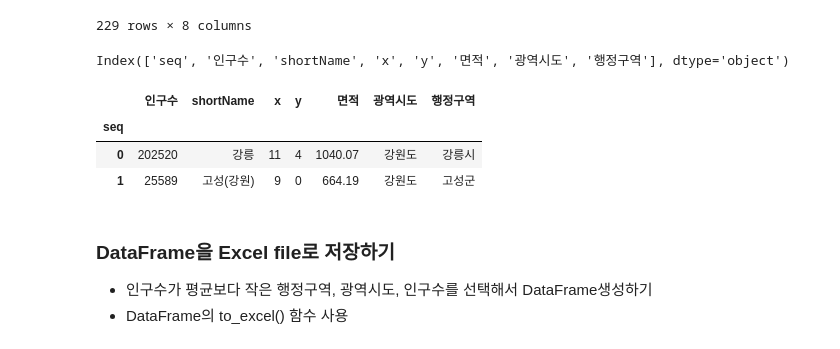
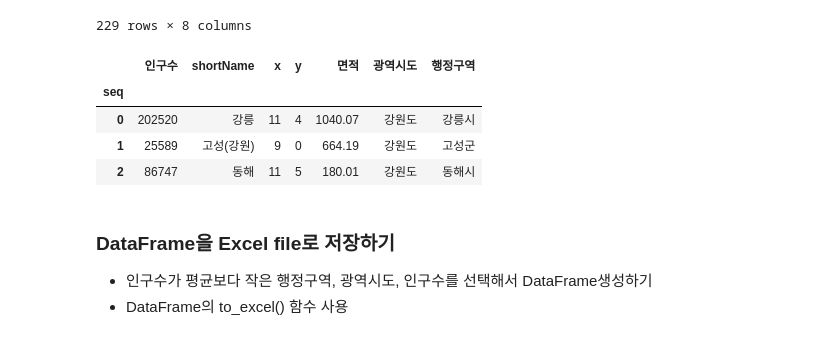
Before and after one commit to hhye0/Python_Webscraping_analysis, a Jupyter notebook: 03-1.행정구역정보_분석과시각화.ipynb, the cells around one changed output. Drawn from its saved outputs; the diff is of its cells as text; code cells hidden in the pictures.

```diff
--- a/03-1.행정구역정보_분석과시각화.ipynb
+++ b/03-1.행정구역정보_분석과시각화.ipynb
@@ -521,6 +561,7 @@ data.columns
 Index(['Unnamed: 0', '인구수', 'shortName', 'x', 'y', '면적', '광역시도', '행정구역'], dtype='object')
 # %%
 # 'Unnamed: 0' 컬럼명을 'seq' 로 변경한다. 원본 객체는 변경되지 않고 변경된 결과만 출력함
+data.rename(columns = {'Unnamed: 0': 'seq'}, inplace = False)
 # %% [output]
 |  | seq | 인구수 | shortName | x | y | 면적 | 광역시도 | 행정구역 |
 | 0 | 0 | 202520 | 강릉 | 11 | 4 | 1040.07 | 강원도 | 강릉시 |
@@ -537,16 +578,18 @@ Index(['Unnamed: 0', '인구수', 'shortName', 'x', 'y', '면적', '광역시도
 229 rows × 8 columns
 # %%
 #원본 객체가 변경되고 변경된 결과는 출력하지 않는다.
+data.rename(columns = {'Unnamed: 0': 'seq'}, inplace = True)
-# %% [output]
-Index(['seq', '인구수', 'shortName', 'x', 'y', '면적', '광역시도', '행정구역'], dtype='object')
 # %%
 # seq 컬럼을 인덱스로 변경한다 ( 원본 객체가 변경됨 )
+data.set_index('seq', inplace = True)
 # %%
+data.head(3)
 # %% [output]
 |  | 인구수 | shortName | x | y | 면적 | 광역시도 | 행정구역 |
 | seq |  |  |  |  |  |  |  |
 | 0 | 202520 | 강릉 | 11 | 4 | 1040.07 | 강원도 | 강릉시 |
 | 1 | 25589 | 고성(강원) | 9 | 0 | 664.19 | 강원도 | 고성군 |
+| 2 | 86747 | 동해 | 11 | 5 | 180.01 | 강원도 | 동해시 |
 # %% [markdown]
 ### DataFrame을 Excel file로 저장하기
 * 인구수가 평균보다 작은 행정구역, 광역시도, 인구수를 선택해서 DataFrame생성하기
```
Also changed, not shown: parts of 42 cells of this notebook, 13 other files.
